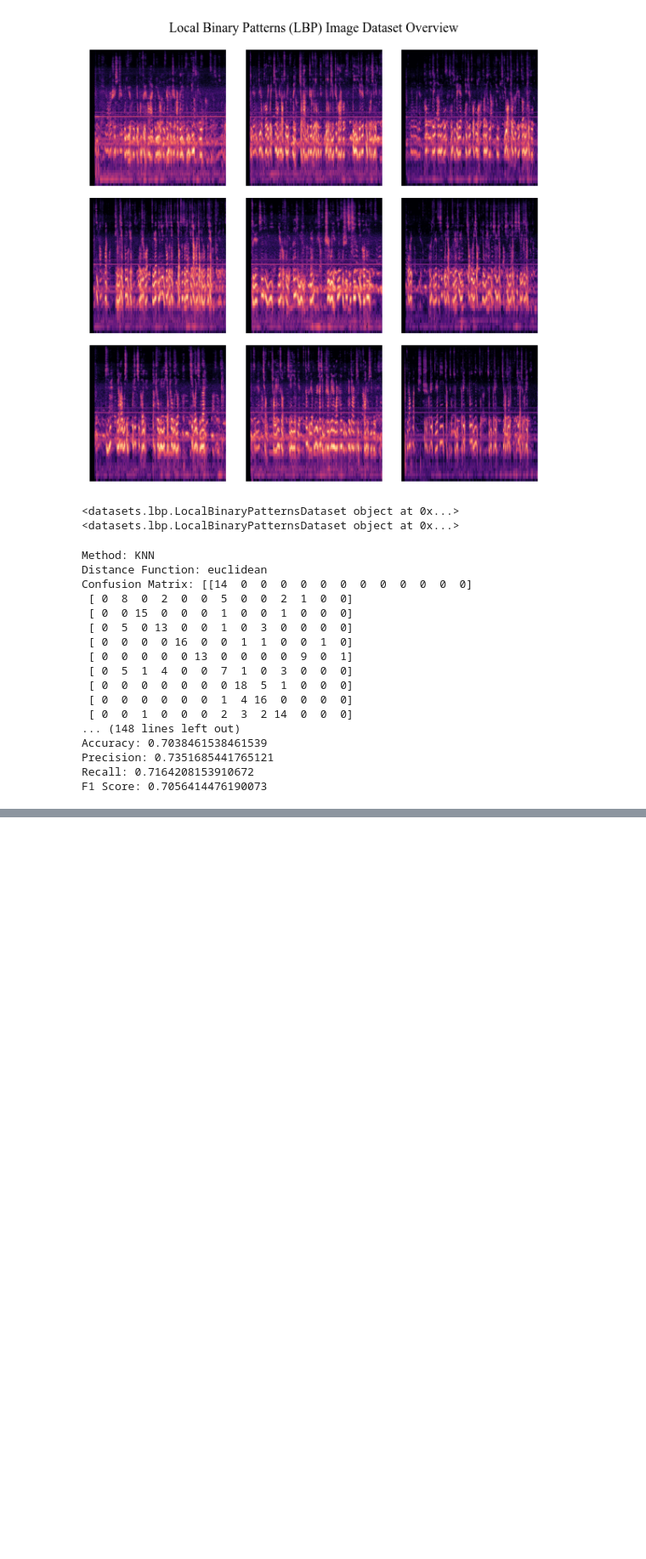
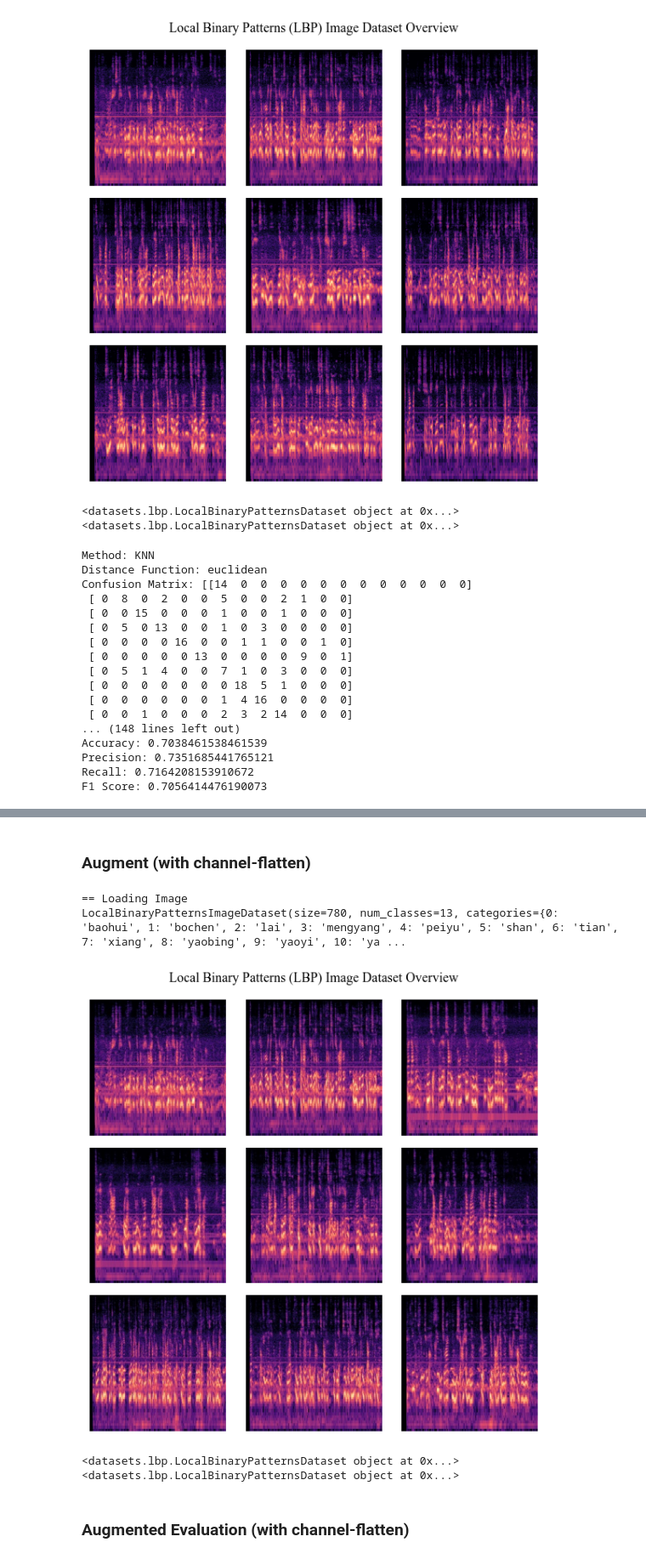
Before and after one commit to 6ixGODD/voice-recognition, a Jupyter notebook: notebooks/voice_recognition.ipynb, the cells around one changed output, grey strips where cells are left out. Shown at 85% size. Saved outputs shown, nothing was run; the diff lists cells and outputs as text; code cells hidden in the pictures; blank space fills up the shorter version.

```diff
--- a/notebooks/voice_recognition.ipynb
+++ b/notebooks/voice_recognition.ipynb
@@ -145,0 +250,15 @@ F1 Score: 0.7056414476190073
+# %% [markdown]
+### Augment (with channel-flatten)
+# %%
+%matplotlib inline
+from datasets.lbp import LocalBinaryPatternsImageDataset
+
+DATASET_PATH = ROOT / "augmented"
+dataset_spectrogram_aug = LocalBinaryPatternsImageDataset()
+dataset_spectrogram_aug.load_images(str(DATASET_PATH), channel_flatten=True)
+print(dataset_spectrogram_aug)
+dataset_spectrogram_aug.overview()
+# %% [output]
+== Loading Image
+LocalBinaryPatternsImageDataset(size=780, num_classes=13, categories={0: 'baohui', 1: 'bochen', 2: 'lai', 3: 'mengyang', 4: 'peiyu', 5: 'shan', 6: 'tian', 7: 'xiang', 8: 'yaobing', 9: 'yaoyi', 10: 'ya ...
+[figure, added]
@@ -145,0 +267,13 @@ F1 Score: 0.7056414476190073
+# %%
+from datasets.lbp import LocalBinaryPatternsDataset
+
+train_dataset, test_dataset = LocalBinaryPatternsDataset(), LocalBinaryPatternsDataset()
+train_dataset.load_csv(ROOT / "csv-augmented-channel-flatten" / "train.csv")
+test_dataset.load_csv(ROOT / "csv-augmented-channel-flatten" / "test.csv")
+print(train_dataset)
+print(test_dataset)
+# %% [output]
+<datasets.lbp.LocalBinaryPatternsDataset object at 0x...>
+<datasets.lbp.LocalBinaryPatternsDataset object at 0x...>
+# %% [markdown]
+### Augmented Evaluation (with channel-flatten)
```
Also changed, not shown: parts of 16 cells of this notebook, 23 other files.
